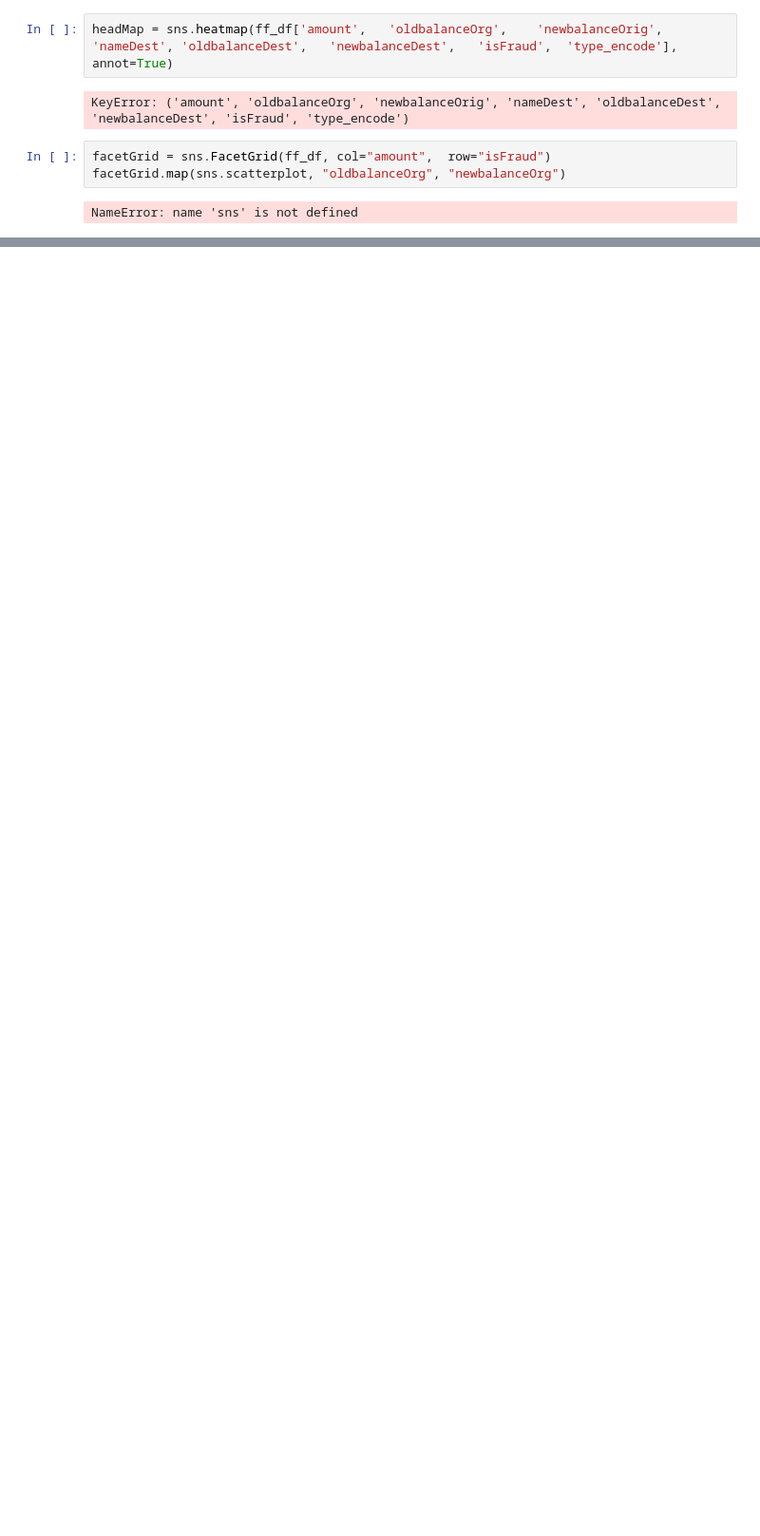
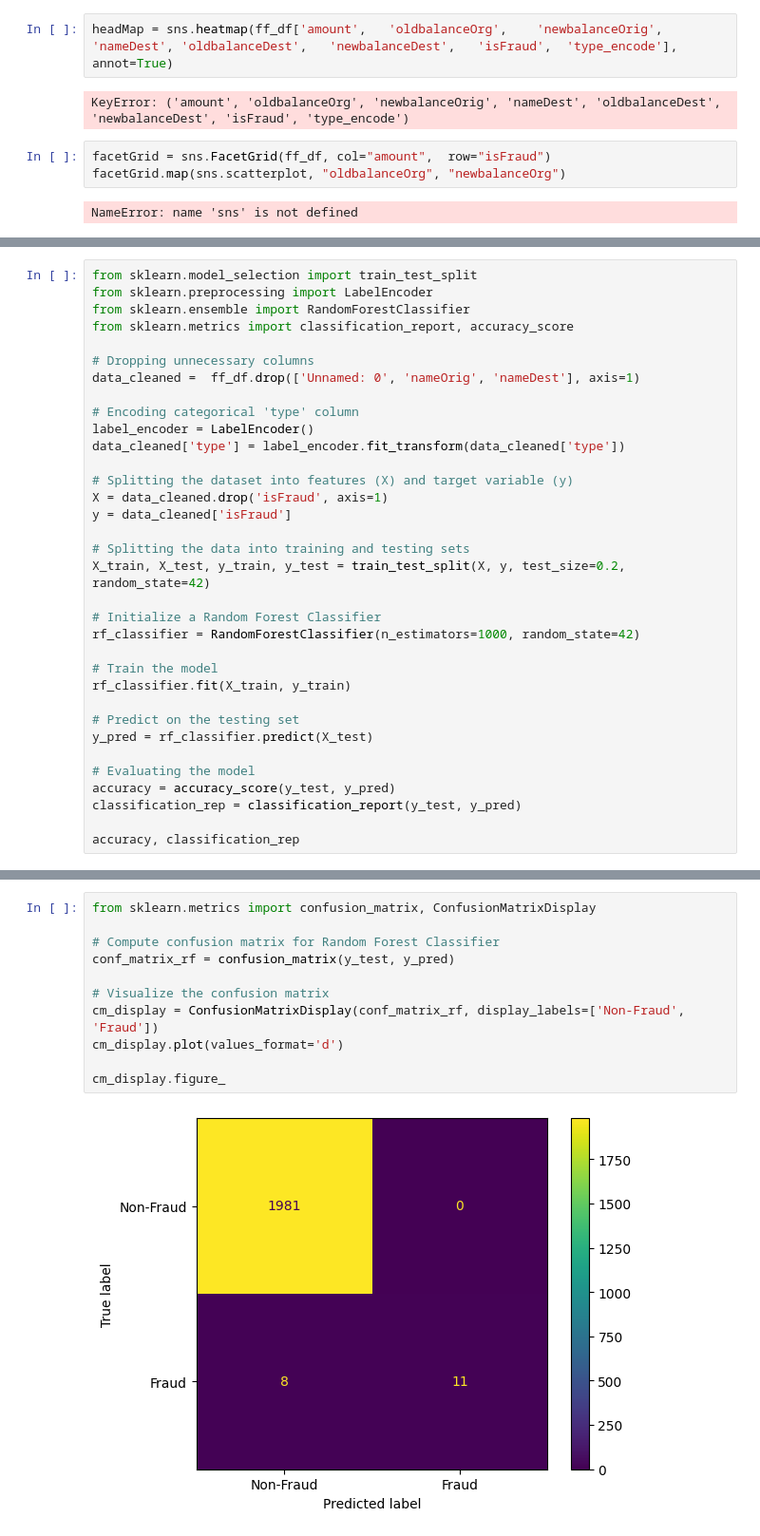
Before and after one commit to Dshah0623/Financial-Fraud-Detection, a Jupyter notebook: FinancialFraudDetection.ipynb, the cells around one changed output, grey strips where cells are left out. Shown at 95% size. Saved outputs shown, nothing was run; the diff lists cells and outputs as text; blank space fills up the shorter version.

Commit message:
Did 3 model training and testing AND additional testing

```diff
--- a/FinancialFraudDetection.ipynb
+++ b/FinancialFraudDetection.ipynb
@@ -66,0 +71,34 @@ NameError: name 'sns' is not defined
+# %%
+from sklearn.model_selection import train_test_split
+from sklearn.preprocessing import LabelEncoder
+from sklearn.ensemble import RandomForestClassifier
+from sklearn.metrics import classification_report, accuracy_score
+
+# Dropping unnecessary columns
+data_cleaned =  ff_df.drop(['Unnamed: 0', 'nameOrig', 'nameDest'], axis=1)
+
+# Encoding categorical 'type' column
+label_encoder = LabelEncoder()
+data_cleaned['type'] = label_encoder.fit_transform(data_cleaned['type'])
+
+# Splitting the dataset into features (X) and target variable (y)
+X = data_cleaned.drop('isFraud', axis=1)
+y = data_cleaned['isFraud']
+
+# Splitting the data into training and testing sets
+X_train, X_test, y_train, y_test = train_test_split(X, y, test_size=0.2, random_state=42)
+
+# Initialize a Random Forest Classifier
+rf_classifier = RandomForestClassifier(n_estimators=1000, random_state=42)
+
+# Train the model
+rf_classifier.fit(X_train, y_train)
+
+# Predict on the testing set
+y_pred = rf_classifier.predict(X_test)
+
+# Evaluating the model
+accuracy = accuracy_score(y_test, y_pred)
+classification_rep = classification_report(y_test, y_pred)
+
+accuracy, classification_rep
@@ -66,0 +158,13 @@ NameError: name 'sns' is not defined
+# %%
+from sklearn.metrics import confusion_matrix, ConfusionMatrixDisplay
+
+# Compute confusion matrix for Random Forest Classifier
+conf_matrix_rf = confusion_matrix(y_test, y_pred)
+
+# Visualize the confusion matrix
+cm_display = ConfusionMatrixDisplay(conf_matrix_rf, display_labels=['Non-Fraud', 'Fraud'])
+cm_display.plot(values_format='d')
+
+cm_display.figure_
+# %% [output]
+[figure, added]
```
Also changed, not shown: parts of 25 cells of this notebook.
